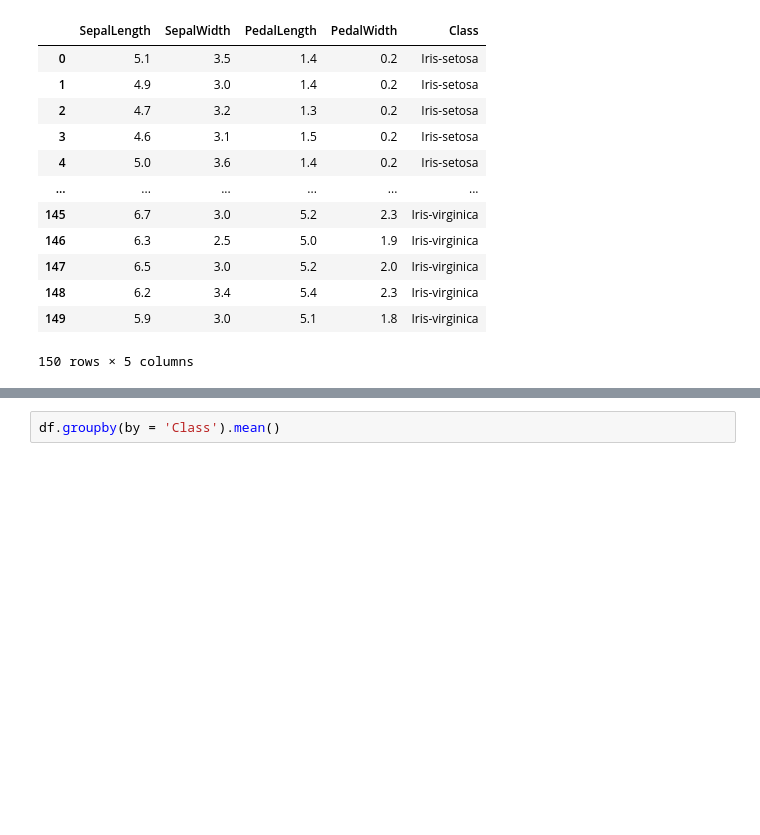
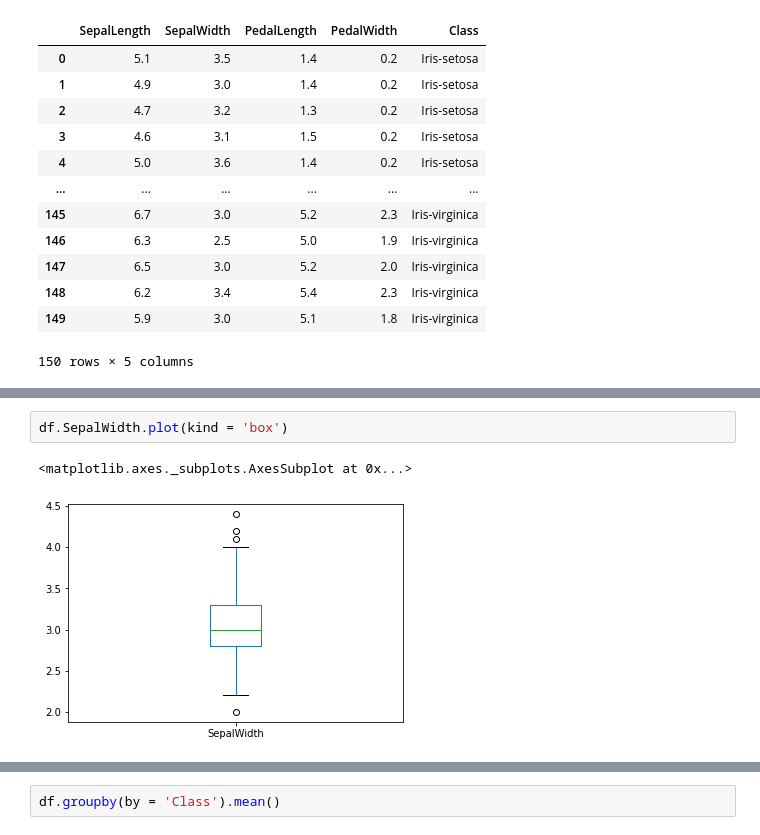
Before and after one commit to Saujanyapokhrel/Data-Processing-Visualization, a Jupyter notebook: Saujanya.ipynb, the cells around one changed output, grey strips where cells are left out. Saved outputs shown, nothing was run; the diff lists cells and outputs as text; blank space fills up the shorter version.

```diff
--- a/Saujanya.ipynb
+++ b/Saujanya.ipynb
@@ -39,0 +40,5 @@ Index(['SepalLength', 'SepalWidth', 'PedalLength', 'PedalWidth', 'Class'], dtype
+# %%
+df.SepalWidth.plot(kind = 'box')
+# %% [output]
+<matplotlib.axes._subplots.AxesSubplot at 0x...>
+[figure, added]
```
Also changed, not shown: parts of 16 cells of this notebook.
